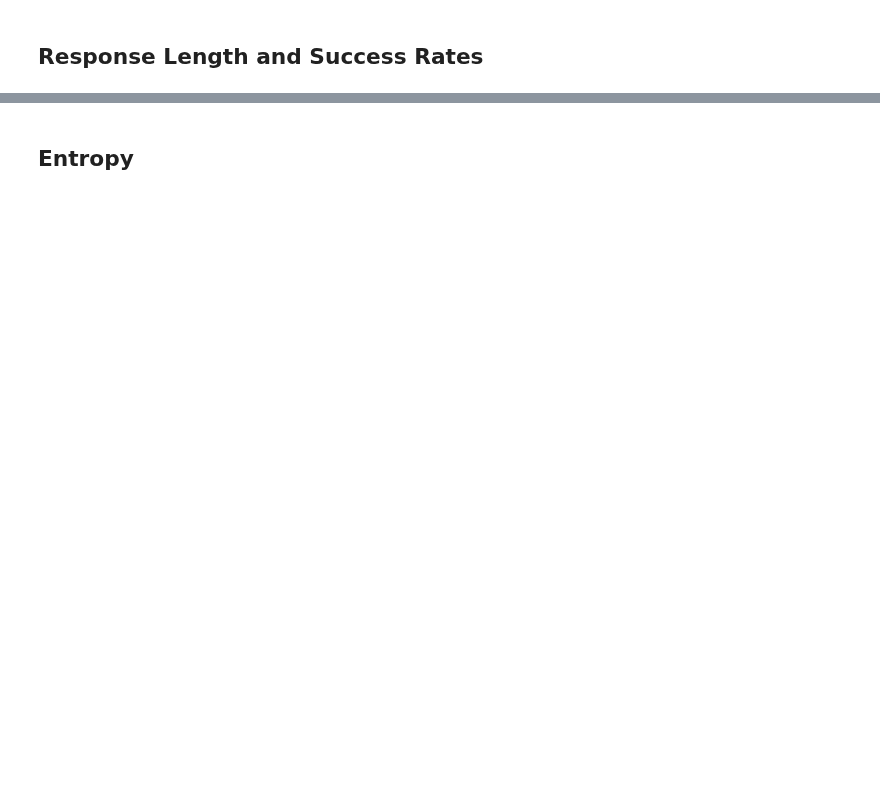
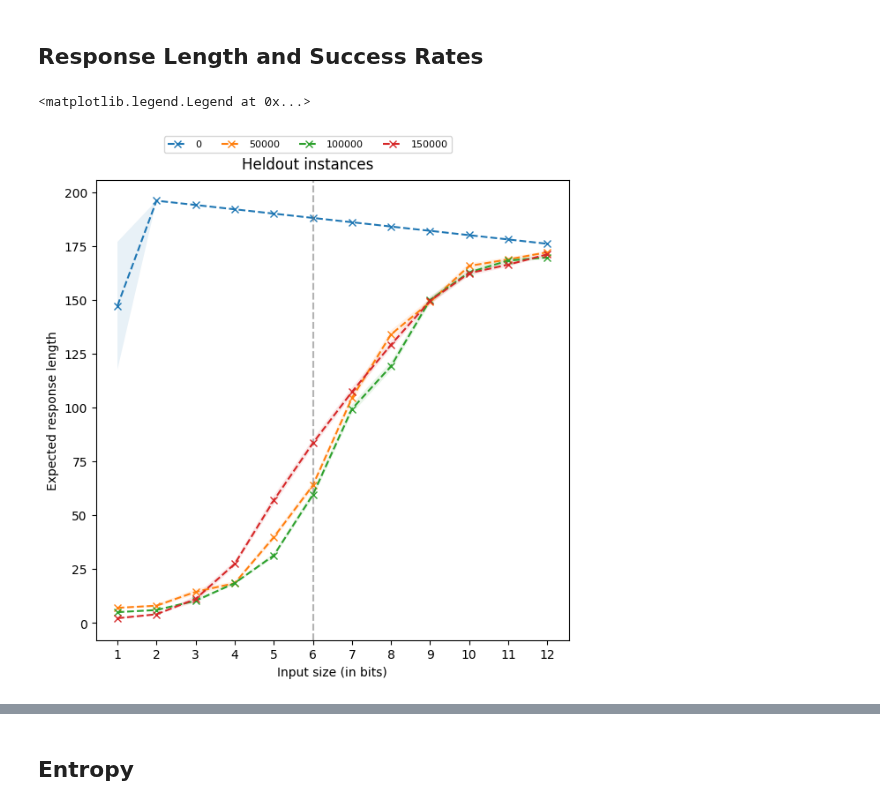
Before and after one commit to chanb/scaling_jax, a Jupyter notebook: src/evaluations/evaluate_addition.ipynb, the cells around one changed output, grey strips where cells are left out. Drawn from its saved outputs; the diff is of its cells as text; code cells hidden in the pictures; blank space fills up the shorter version.

```diff
--- a/src/evaluations/evaluate_addition.ipynb
+++ b/src/evaluations/evaluate_addition.ipynb
@@ -272,7 +272,7 @@ run_name = "ppo-scratch-8x8-2_cot_tokens-stop_on_empty-max_int_8-10-07-25_04_35_
 run_name = "ppo-scratch-8x8-2_cot_tokens-stop_on_empty-max_int_64-curriculum-10-08-25_05_34_47-78034737-f93e-4a5a-9aa6-fa1e1ee68fe0"
 run_name = "supervised-nope-scratch-32-noop_p0.1_m5-stop_on_empty-10-13-25_03_46_02-7da06c7f-2f4a-4bda-a16c-834072183754"
 run_name = "supervised-nope-scratch-32-noop_p0.1_m5_pad-stop_on_empty-10-13-25_07_16_31-afb1ab65-6a45-4a40-a393-6bac0a798aed"
-run_name = "ppo-scratch_1M-correctness_aware-01_reward-8x8-stop_on_empty-10-16-25_07_52_17-17124a1f-38e5-47cd-a999-6ffb57d17b7a"
+run_name = "ppo-scratch_1M-correctness_aware-8x8-stop_on_empty-10-15-25_04_45_42-77e868f9-e372-48bc-9f43-cac02a68c54d"
 
 learner_path = os.path.join(base_path, algo_name, run_name)
 # %%
@@ -407,10 +417,10 @@ TypeError: evaluate() got an unexpected keyword argument 'correct_aware_shift'
 fig, ax = plt.subplots(1, 1, layout="constrained", figsize=(6, 6))
 
 
-skip_step = 5
+skip_step = 1
+checkpoints = None
 checkpoint_interval = config_dict["logging_config"]["checkpoint_interval"]
 last_checkpoint = max(list(all_res["metrics"].keys()))
-checkpoints = [0, 1, 3, 5]
 for checkpoint_i, curr_metric in all_res["metrics"].items():
     if checkpoints:
         if checkpoint_i not in checkpoints:
@@ -436,33 +446,36 @@ for checkpoint_i, curr_metric in all_res["metrics"].items():
 
     expected_response_lengths = np.array(expected_response_lengths)
 
     ax.axvline(np.ceil(np.log2(train_max_int)), linestyle="--", c="gray", alpha=0.2)
     ax.plot(
         input_length_range,
         expected_response_lengths[:, 0],
         marker="x",
         linestyle="--",
         label=f"{checkpoint_i * checkpoint_interval}",
     )
     ax.fill_between(
         input_length_range,
         expected_response_lengths[:, 0] + expected_response_lengths[:, 1],
         expected_response_lengths[:, 0] - expected_response_lengths[:, 1],
         alpha=0.1,
     )
     ax.set_xticks(input_length_range)
     ax.set_ylabel("Expected response length")
     ax.set_xlabel("Input size (in bits)")
 
 fig.suptitle("Heldout instances")
 fig.legend(
     bbox_to_anchor=(0.0, 1.0, 1.0, 0.0),
     loc="lower center",
     ncols=7,
     borderaxespad=0.0,
     frameon=True,
     fontsize="8",
 )
+# %% [output]
+<matplotlib.legend.Legend at 0x...>
+[figure, added]
 # %%
 fig, ax = plt.subplots(1, 1, layout="constrained", figsize=(6, 6))
 
```
Also changed, not shown: parts of 7 cells of this notebook.
